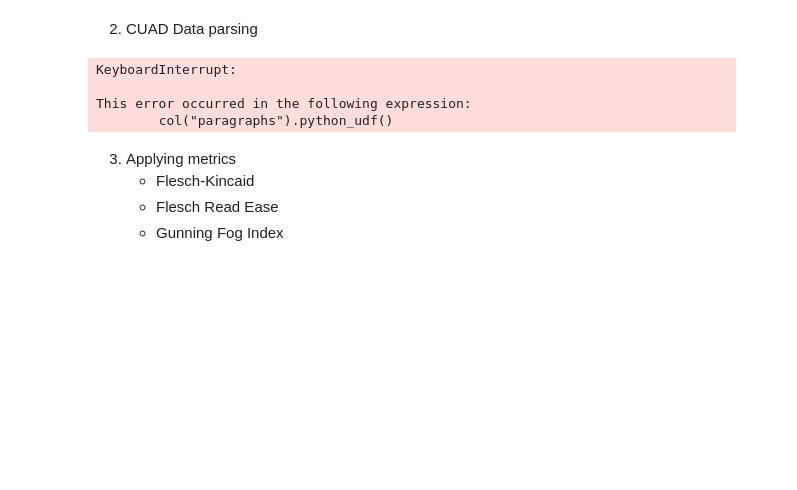
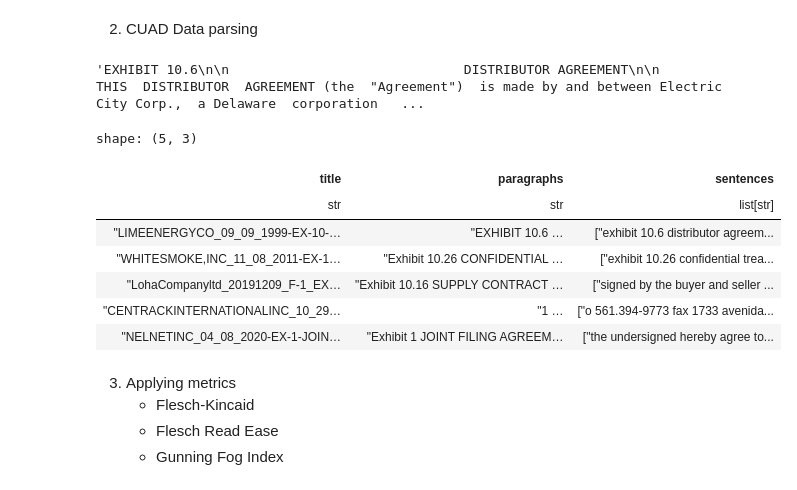
Before and after one commit to danilopsss/uol_capstone_project, a Jupyter notebook: CUAD/cuad.ipynb, the cells around one changed output. Saved outputs shown, nothing was run; the diff lists cells and outputs as text; code cells hidden in the pictures; blank space fills up the shorter version.

```diff
--- a/CUAD/cuad.ipynb
+++ b/CUAD/cuad.ipynb
@@ -70,62 +112,43 @@ if (cuad_legal := load_parquet("0001_cuad_dataset.parquet")) is None:
 # %% [markdown]
 2. CUAD Data parsing
 # %%
-cuad_legal.select("paragraphs")[0,0]
+# Sampling data
+cuad_legal.select("paragraphs")[0,0][:500]
+# %% [output]
+'EXHIBIT 10.6\n\n                              DISTRIBUTOR AGREEMENT\n\n         THIS  DISTRIBUTOR  AGREEMENT (the  "Agreement")  is made by and between Electric City Corp.,  a Delaware  corporation   ...
 # %%
-### Functions
-def paragraphs_extractor(text):
-    splitted = re.split(r"(\n\n|\t|\r|\-*|\s*\n\s*)", text)
-    return [
-        re.sub(r"[\s{2,}|\n\|t]", " ", row).lower().strip()
-        for row in splitted if "\n" not in row and row
-    ]
-
-CLAUSE_DEPS = {"ROOT", "ccomp", "xcomp", "advcl", "relcl", "conj"}
-
-def extract_clauses_from_doc(doc):
-    clauses = []
-    for token in doc:
-        if token.pos_ == "VERB" and token.dep_ in CLAUSE_DEPS:
-            span = doc[token.left_edge.i : token.right_edge.i + 1]
-            clauses.append(span.text.lower())
-    return clauses
-
-
 # Here we are trying to load cached file if it exists, otherwise we will need to reprocess everything
 FILENAME = "cuad_sentence_extracted.parquet"
 
 nlp = spacy.load("en_core_web_sm")
 
 if os.path.exists(FILENAME):
     cuad_legal = polars.read_parquet(FILENAME)
 
 else:
-    # Extract paragraphs first (fast)
     cuad_legal = cuad_legal.with_columns(
         polars.col("paragraphs").map_elements(paragraphs_extractor)
     )
 
-    # Process all paragraphs with spaCy in batches
     all_paragraphs = cuad_legal["paragraphs"].explode().to_list()
-
     docs = nlp.pipe(all_paragraphs, batch_size=64, n_process=4)
-
     clauses = [extract_clauses_from_doc(doc) for doc in docs]
-
-    # Reassemble into Polars
     cuad_legal = cuad_legal.with_columns(
         polars.Series("sentences", clauses)
     )
 
     cuad_legal.write_parquet(FILENAME)
 
-## Save checkpoint
-cuad_legal.write_parquet("cuad_sentence_extracted.parquet")
+cuad_legal.head(5)
 # %% [output]
-KeyboardInterrupt:
-
-This error occurred in the following expression:
-        col("paragraphs").python_udf()
+shape: (5, 3)
+| title | paragraphs | sentences |
+| str | str | list[str] |
+| "LIMEENERGYCO_09_09_1999-EX-10-… | "EXHIBIT 10.6 … | ["exhibit 10.6 distributor agreem... |
+| "WHITESMOKE,INC_11_08_2011-EX-1… | "Exhibit 10.26 CONFIDENTIAL … | ["exhibit 10.26 confidential trea... |
+| "LohaCompanyltd_20191209_F-1_EX… | "Exhibit 10.16 SUPPLY CONTRACT … | ["signed by the buyer and seller ... |
+| "CENTRACKINTERNATIONALINC_10_29… | "1 … | ["o 561.394-9773 fax 1733 avenida... |
+| "NELNETINC_04_08_2020-EX-1-JOIN… | "Exhibit 1 JOINT FILING AGREEM… | ["the undersigned hereby agree to... |
 # %% [markdown]
 3. Applying metrics
     - Flesch-Kincaid
```
Also changed, not shown: parts of 14 cells of this notebook, 21 other files.
